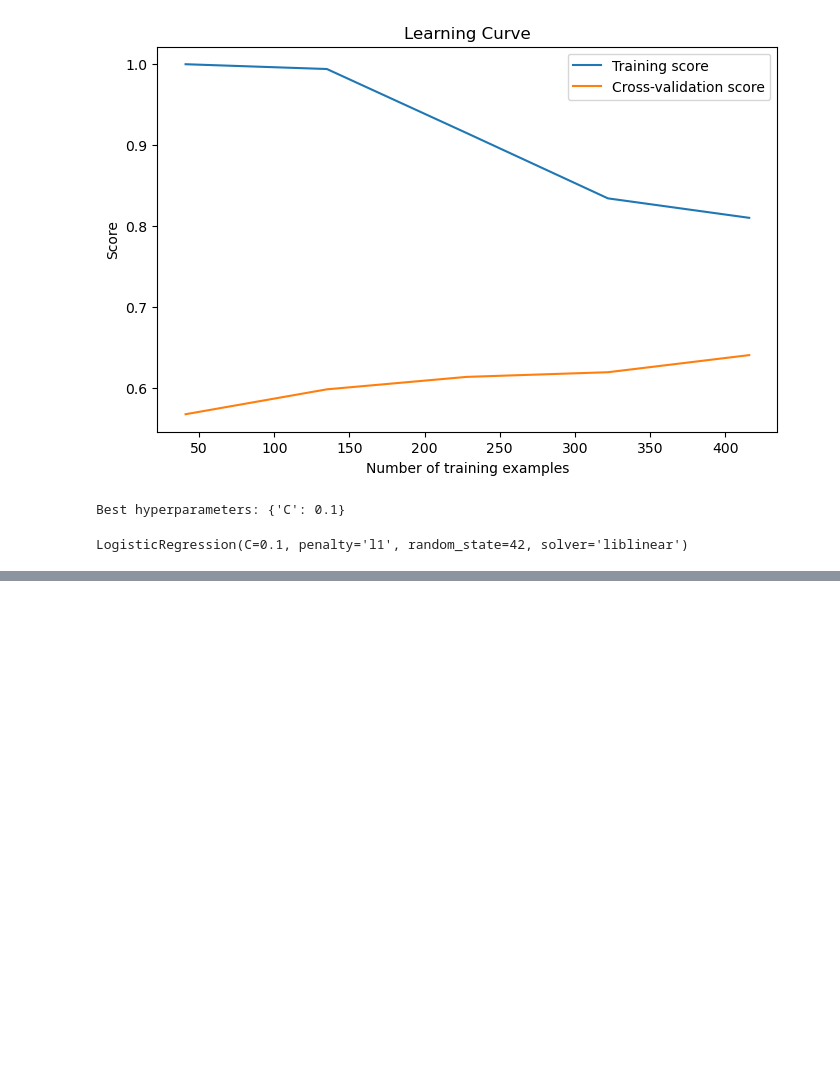
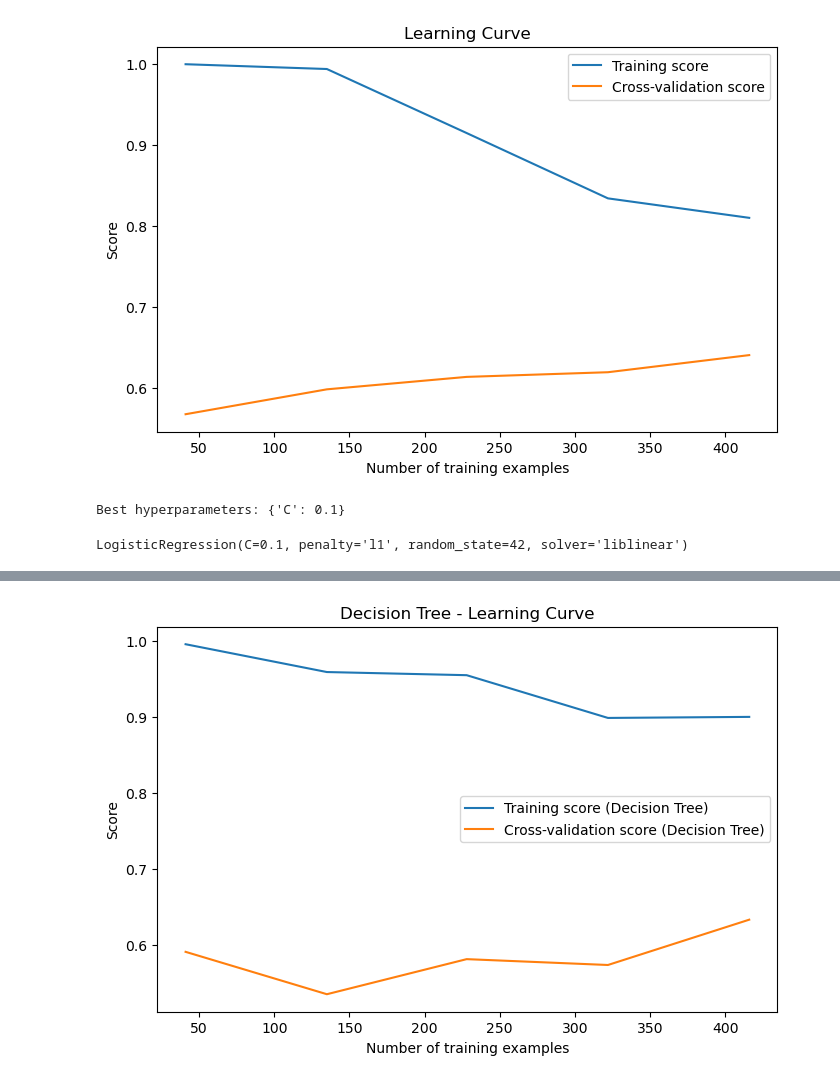
Before and after one commit to nayeonshin/ml-final-project, a Jupyter notebook: final_project.ipynb, the cells around one changed output, grey strips where cells are left out. Drawn from its saved outputs; the diff is of its cells as text; code cells hidden in the pictures; blank space fills up the shorter version.

```diff
--- a/final_project.ipynb
+++ b/final_project.ipynb
@@ -234,0 +312,18 @@ LogisticRegression(C=0.1, penalty='l1', random_state=42, solver='liblinear')
+# %%
+# Learning Curves for Decision Tree
+train_sizes_dt, train_scores_dt, test_scores_dt = learning_curve(
+    best_dt_model, X_train_scaled, y_train, cv=5
+)
+train_mean_dt = np.mean(train_scores_dt, axis=1)
+test_mean_dt = np.mean(test_scores_dt, axis=1)
+
+plt.figure(figsize=(8, 5))
+plt.plot(train_sizes_dt, train_mean_dt, label="Training score (Decision Tree)")
+plt.plot(train_sizes_dt, test_mean_dt, label="Cross-validation score (Decision Tree)")
+plt.xlabel("Number of training examples")
+plt.ylabel("Score")
+plt.title("Decision Tree - Learning Curve")
+plt.legend(loc="best")
+plt.show()
+# %% [output]
+[figure, added]
```
Also changed, not shown: parts of 9 cells of this notebook.
